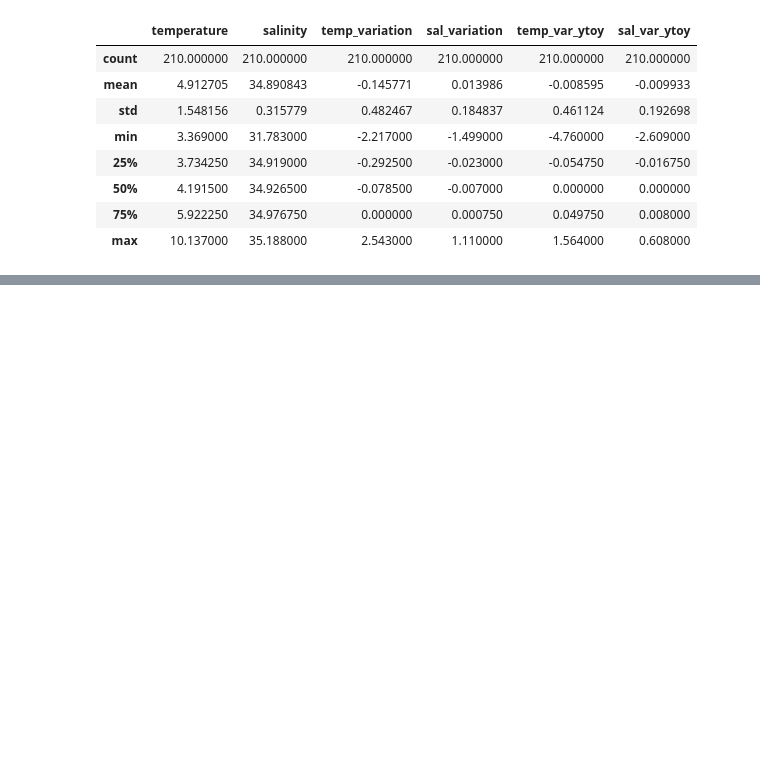
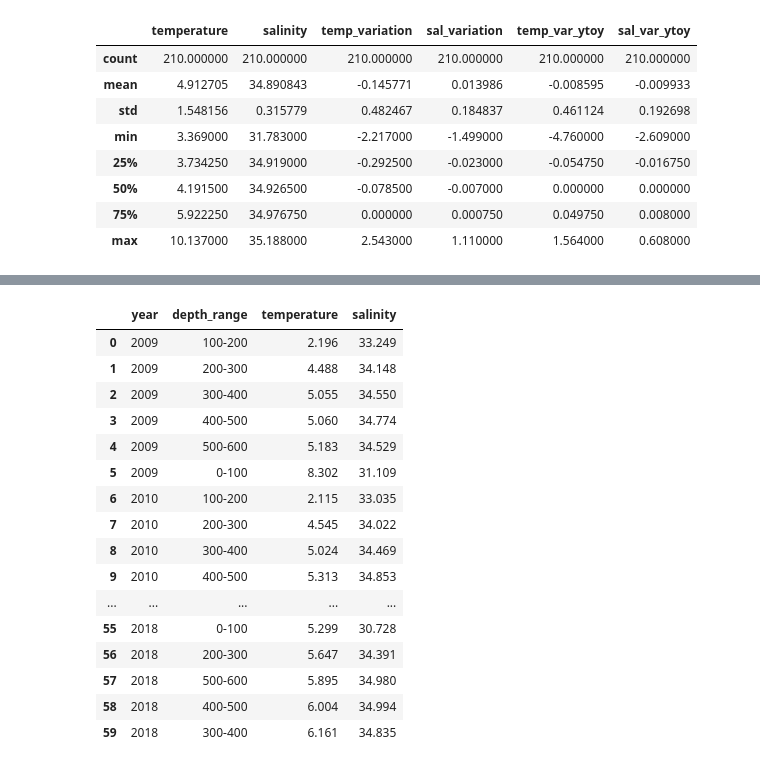
Before and after one commit to minsun-ss/argo_ocean_data_analysis, a Jupyter notebook: notebooks/Temp and salinity variation.ipynb, the cells around one changed output, grey strips where cells are left out. Cells and saved outputs as stored; diff of their text form; code cells hidden in the pictures; blank space fills up the shorter version.

Commit message:
updates to notebook with temp variation code

```diff
--- a/notebooks/Temp and salinity variation.ipynb
+++ b/notebooks/Temp and salinity variation.ipynb
@@ -167,0 +200,18 @@ df.describe()
+# %%
+query = """
+    SELECT
+    extract(year from data_date) as year,
+    depth as depth_range,
+    ROUND(AVG(temperature), 3) as temperature,
+    ROUND(AVG(salinity), 3) as salinity
+    FROM OCEAN_DATA
+    WHERE data_date BETWEEN '2009-01-01' AND '2018-12-31'
+    AND salinity BETWEEN 30 and 41
+    AND temperature BETWEEN -2.5 and 40
+    AND to_char(data_date,'Mon') in ('Apr', 'May', 'Jun', 'Jul', 'Aug', 'Sep')
+    AND depth <> 'nan'
+    AND in_gulf = 1
+    GROUP BY year, depth_range
+    ORDER BY year, temperature;
+    """
+df_param = db.run_query(query)
@@ -167,0 +224,68 @@ df.describe()
+# %%
+from pandas.api.types import CategoricalDtype
+def make_categorical(df):
+    '''Generates intervals of type '0-100' then map them to the depth column to make it categorical.'''
+    intervals = ["{}-{}".format(i*100, (i+1)*100) for i in range(60)]
+
+    cat_type = CategoricalDtype(categories=intervals, ordered=True)
+    df["depth_range"] = df["depth_range"].astype(cat_type)
+    return df
+
+def param_data():
+    '''Return a dataframe with average temperature and salinity by depth and year,
+    temperature and salinity evolution compared to 2009 and year over year temperature and salinity evolution.
+    The SQL query filters outlier data (e.g. temperature below -2.5 or above 40 degrees celsius) and only takes values
+    for the months of April to September (2009-2018) since these are the months the fish live in the Estuary.'''
+
+    # The regex will remove brackets and parentheses from the depth column and avoid (0, 100], [0, 100) issues.
+    # Include 'AND in_gulf = 1' to the filter when the gstpp data is all added.
+    query = """
+    SELECT
+    extract(year from data_date) as year,
+    REGEXP_REPLACE(depth, '[\[\]\(\)]', '', 'g') as depth_range,
+    ROUND(AVG(temperature), 3) as temperature,
+    ROUND(AVG(salinity), 3) as salinity
+    FROM OCEAN_DATA
+    WHERE data_date BETWEEN '2009-01-01' AND '2018-12-31'
+    AND salinity BETWEEN 30 and 41
+    AND temperature BETWEEN -2.5 and 40
+    AND to_char(data_date,'Mon') in ('Apr', 'May', 'Jun', 'Jul', 'Aug', 'Sep')
+    AND depth <> 'nan'
+    AND in_gulf = 1
+    GROUP BY year, depth_range
+    ORDER BY year, temperature;
+    """
+    param_df = db.run_query(query)
+
+    # Turn the depth_range column values back into categories. Start by replacing commas by hyphen and removing the white space.
+    param_df['depth_range'] = param_df['depth_range'].str.replace(r"\, ","-")
+    param_df = make_categorical(param_df)
+
+    # Change temp and salinity to floats
+    param_df["temperature"] = param_df["temperature"].astype(float)
+    param_df["salinity"] = param_df["salinity"].astype(float)
+
+    # Make the year column a string
+    param_df['year'] = param_df['year'].astype(int).astype(str)
+
+    return param_df.reset_index(drop=True)
+
+param_data()
+# %% [output]
+|  | year | depth_range | temperature | salinity |
+| 0 | 2009 | 100-200 | 2.196 | 33.249 |
+| 1 | 2009 | 200-300 | 4.488 | 34.148 |
+| 2 | 2009 | 300-400 | 5.055 | 34.550 |
+| 3 | 2009 | 400-500 | 5.060 | 34.774 |
+| 4 | 2009 | 500-600 | 5.183 | 34.529 |
+| 5 | 2009 | 0-100 | 8.302 | 31.109 |
+| 6 | 2010 | 100-200 | 2.115 | 33.035 |
+| 7 | 2010 | 200-300 | 4.545 | 34.022 |
+| 8 | 2010 | 300-400 | 5.024 | 34.469 |
+| 9 | 2010 | 400-500 | 5.313 | 34.853 |
+| ... | ... | ... | ... | ... |
+| 55 | 2018 | 0-100 | 5.299 | 30.728 |
+| 56 | 2018 | 200-300 | 5.647 | 34.391 |
+| 57 | 2018 | 500-600 | 5.895 | 34.980 |
+| 58 | 2018 | 400-500 | 6.004 | 34.994 |
+| 59 | 2018 | 300-400 | 6.161 | 34.835 |
```
Also changed, not shown: parts of 5 cells of this notebook.
